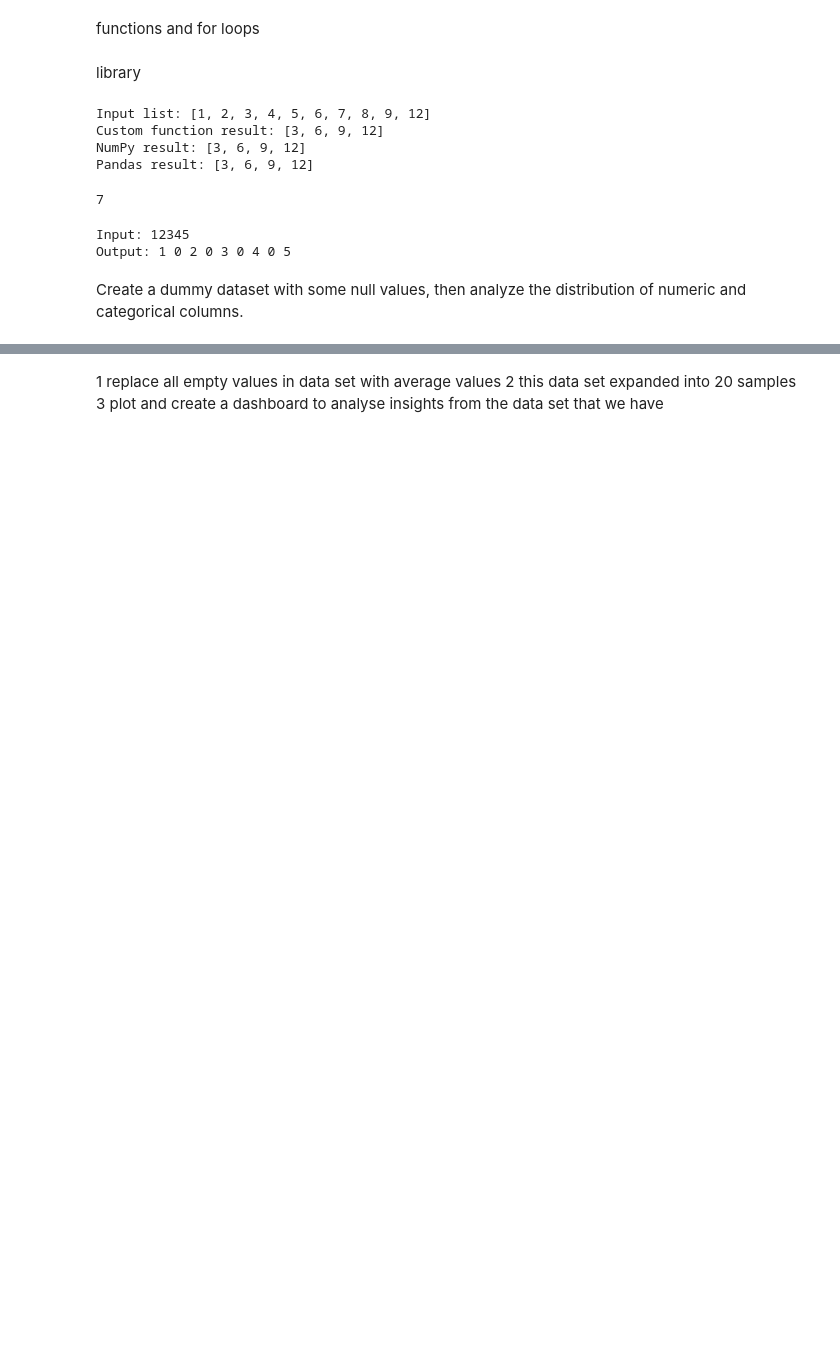
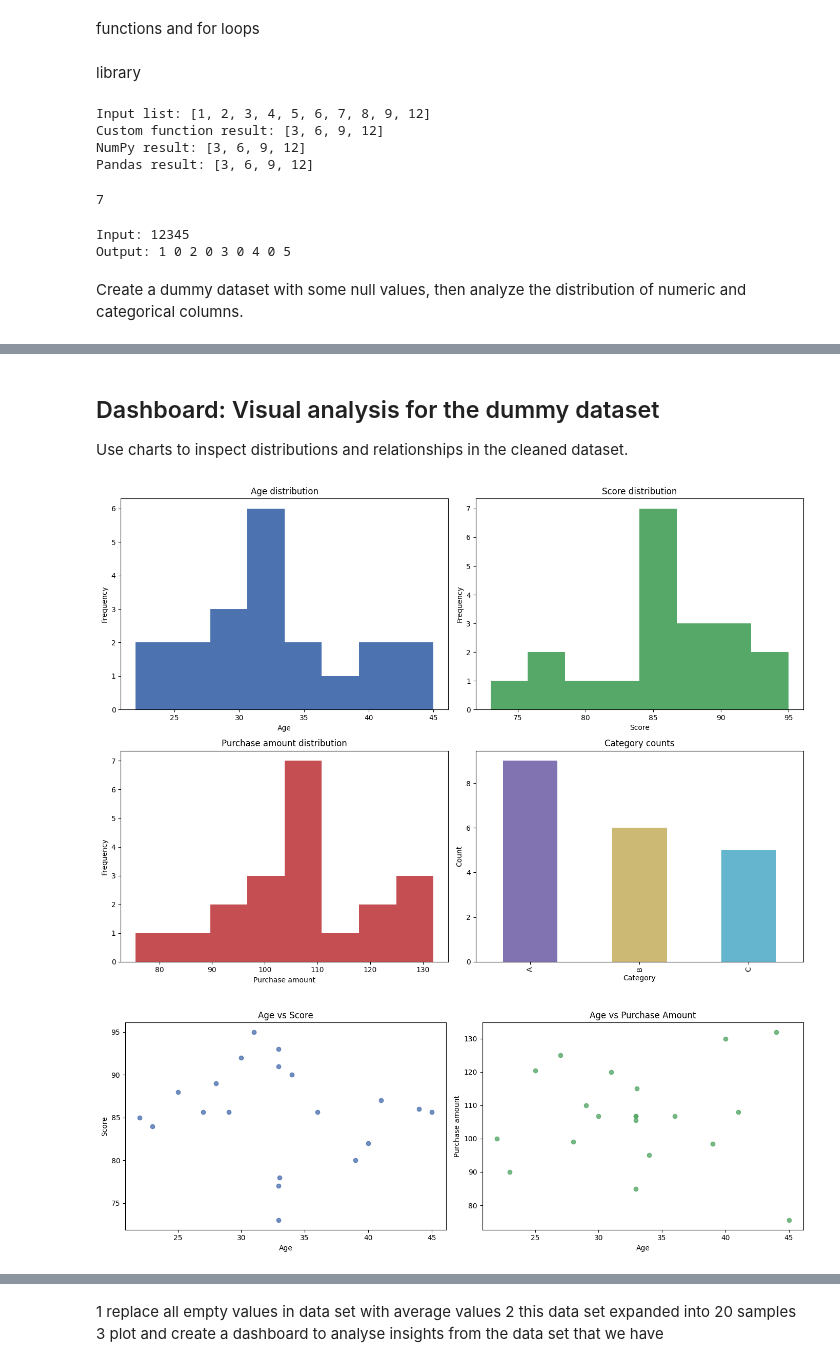
Before and after one commit to djalaaa777/deltaaiproject, a Jupyter notebook: Python.ipynb, the cells around one changed output, grey strips where cells are left out. Cells and saved outputs as stored; diff of their text form; code cells hidden in the pictures; blank space fills up the shorter version.

```diff
--- a/Python.ipynb
+++ b/Python.ipynb
@@ -136,2 +146,47 @@ Dummy dataset:
 (45, 50]    0
 Name: count, dtype: int64
+# %% [markdown]
+## Dashboard: Visual analysis for the dummy dataset
+Use charts to inspect distributions and relationships in the cleaned dataset.
+# %%
+import matplotlib.pyplot as plt
+
+# Dashboard plots for distributions and category counts
+fig, axes = plt.subplots(2, 2, figsize=(14, 10))
+dummy_data['age'].plot(kind='hist', bins=8, color='#4C72B0', ax=axes[0,0])
+axes[0,0].set_title('Age distribution')
+axes[0,0].set_xlabel('Age')
+
+dummy_data['score'].plot(kind='hist', bins=8, color='#55A868', ax=axes[0,1])
+axes[0,1].set_title('Score distribution')
+axes[0,1].set_xlabel('Score')
+
+dummy_data['purchase_amount'].plot(kind='hist', bins=8, color='#C44E52', ax=axes[1,0])
+axes[1,0].set_title('Purchase amount distribution')
+axes[1,0].set_xlabel('Purchase amount')
+
+dummy_data['category'].value_counts().plot(kind='bar', color=['#8172B2', '#CCB974', '#64B5CD'], ax=axes[1,1])
+axes[1,1].set_title('Category counts')
+axes[1,1].set_xlabel('Category')
+axes[1,1].set_ylabel('Count')
+
+plt.tight_layout()
+plt.show()
+
+# Scatter plots to show relationships
+fig, ax = plt.subplots(1, 2, figsize=(14, 5))
+ax[0].scatter(dummy_data['age'], dummy_data['score'], color='#4C72B0', alpha=0.8)
+ax[0].set_title('Age vs Score')
+ax[0].set_xlabel('Age')
+ax[0].set_ylabel('Score')
+
+ax[1].scatter(dummy_data['age'], dummy_data['purchase_amount'], color='#55A868', alpha=0.8)
+ax[1].set_title('Age vs Purchase Amount')
+ax[1].set_xlabel('Age')
+ax[1].set_ylabel('Purchase amount')
+
+plt.tight_layout()
+plt.show()
+# %% [output]
+[figure, added]
+[figure, added]
```
Also changed, not shown: parts of 2 cells of this notebook, 2 other files.
